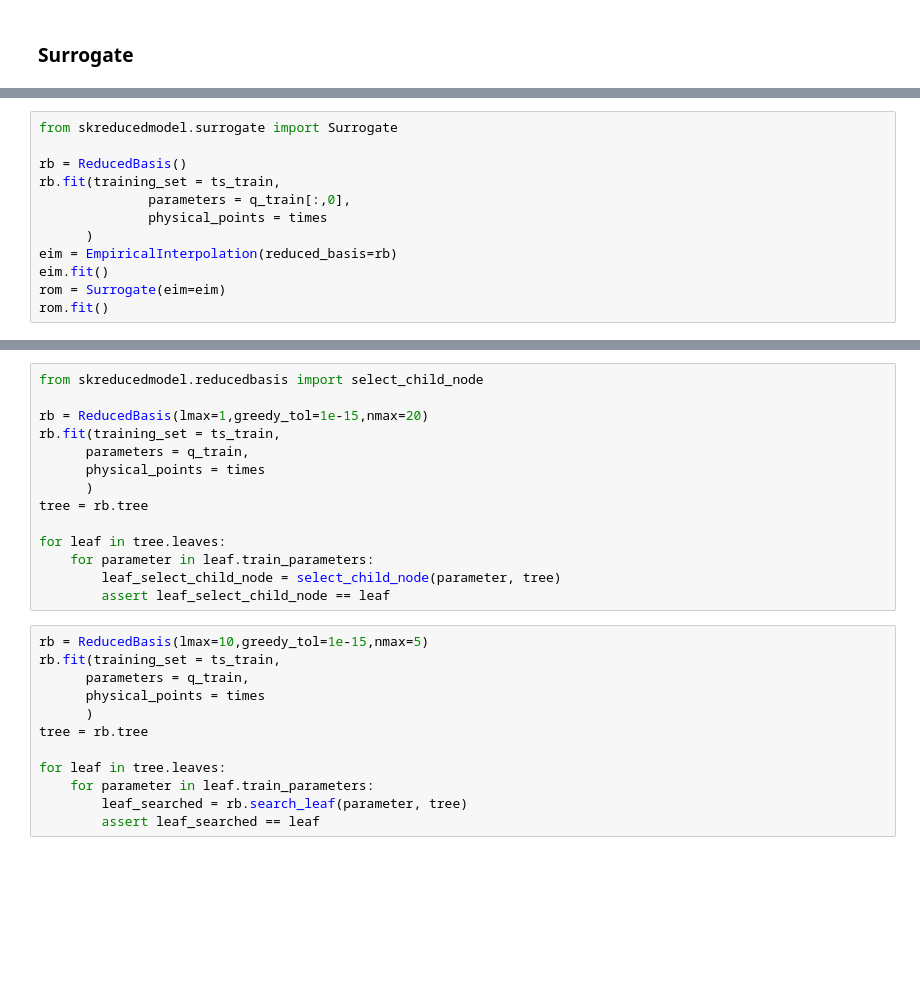
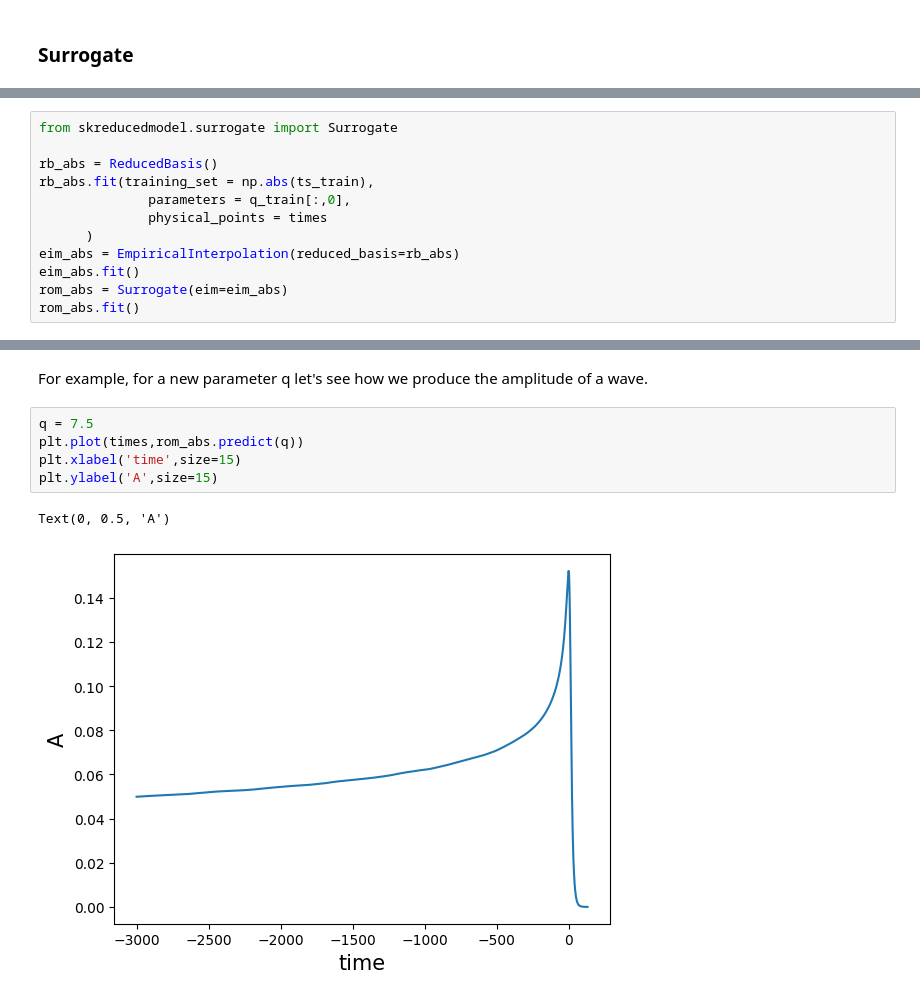
Before and after one commit to francocerino/scikit-reducedmodel, a Jupyter notebook: docs/source/tutorials/demo.ipynb, the cells around one changed output, grey strips where cells are left out. Drawn from its saved outputs; the diff is of its cells as text; blank space fills up the shorter version.

```diff
--- a/docs/source/tutorials/demo.ipynb
+++ b/docs/source/tutorials/demo.ipynb
@@ -309,12 +309,12 @@ Finally, let's see how the Surrogate object works for building reduced models. T
 # %%
 from skreducedmodel.surrogate import Surrogate
 
-rb = ReducedBasis()
-rb.fit(training_set = ts_train,
+rb_abs = ReducedBasis()
+rb_abs.fit(training_set = np.abs(ts_train),
               parameters = q_train[:,0],
               physical_points = times
       )
-eim = EmpiricalInterpolation(reduced_basis=rb)
-eim.fit()
-rom = Surrogate(eim=eim)
-rom.fit()
+eim_abs = EmpiricalInterpolation(reduced_basis=rb_abs)
+eim_abs.fit()
+rom_abs = Surrogate(eim=eim_abs)
+rom_abs.fit()
@@ -329,26 +321,10 @@ plt.plot(times,np.real(rom.predict(q)))
-# %%
-from skreducedmodel.reducedbasis import select_child_node
-
-rb = ReducedBasis(lmax=1,greedy_tol=1e-15,nmax=20)
-rb.fit(training_set = ts_train,
-      parameters = q_train,
-      physical_points = times
-      )
-tree = rb.tree
-
-for leaf in tree.leaves:
-    for parameter in leaf.train_parameters:
-        leaf_select_child_node = select_child_node(parameter, tree)
-        assert leaf_select_child_node == leaf
-# %%
-rb = ReducedBasis(lmax=10,greedy_tol=1e-15,nmax=5)
-rb.fit(training_set = ts_train,
-      parameters = q_train,
-      physical_points = times
-      )
-tree = rb.tree
-
-for leaf in tree.leaves:
-    for parameter in leaf.train_parameters:
-        leaf_searched = rb.search_leaf(parameter, tree)
-        assert leaf_searched == leaf
+# %% [markdown]
+For example, for a new parameter q let's see how we produce the amplitude of a wave.
+# %%
+q = 7.5
+plt.plot(times,rom_abs.predict(q))
+plt.xlabel('time',size=15)
+plt.ylabel('A',size=15)
+# %% [output]
+Text(0, 0.5, 'A')
+[figure, added]
```
Also changed, not shown: parts of 4 cells of this notebook.
